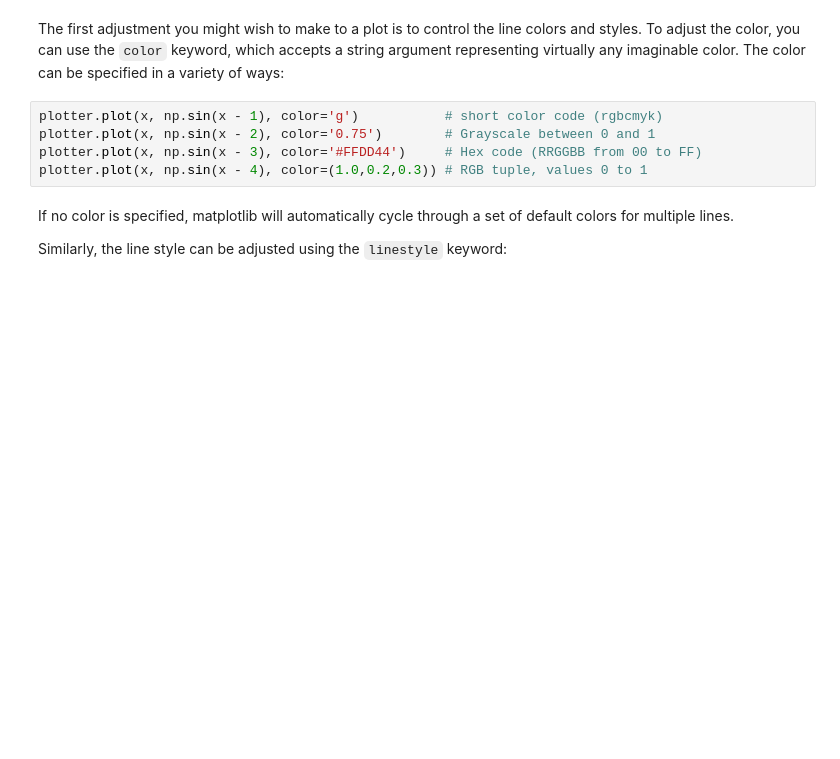
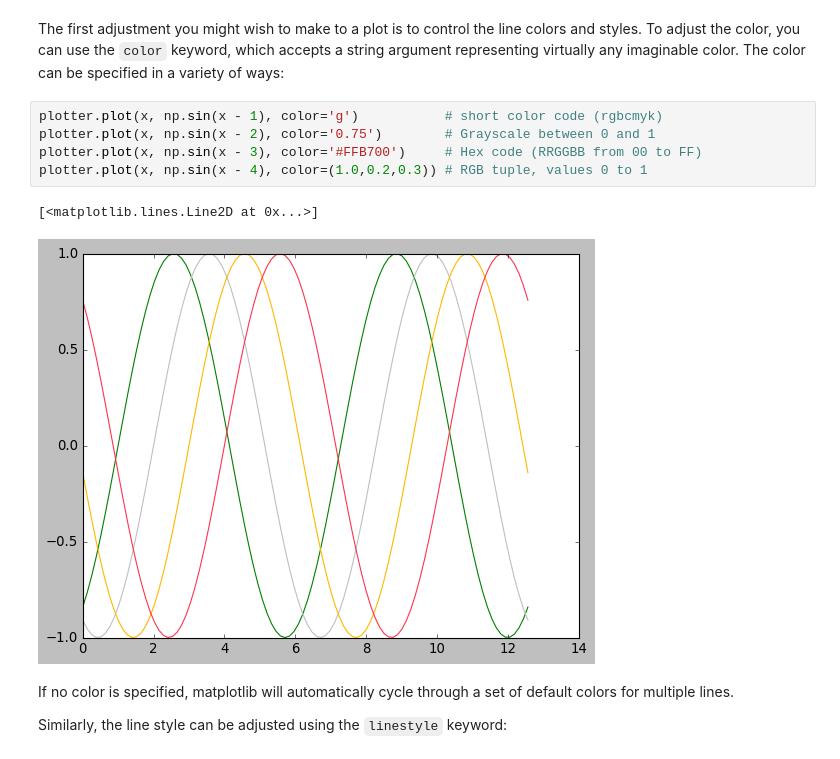
Before and after one commit to CBGP-UPM-INIA-PUBLIC/Accelerated_Advanced_Python_weeks3_4, a Jupyter notebook: Day3.ipynb, the cells around one changed output. Saved outputs shown, nothing was run; the diff lists cells and outputs as text; blank space fills up the shorter version.

```diff
--- a/Day3.ipynb
+++ b/Day3.ipynb
@@ -93,8 +115,11 @@ The color can be specified in a variety of ways:
 # %%
 plotter.plot(x, np.sin(x - 1), color='g')           # short color code (rgbcmyk)
 plotter.plot(x, np.sin(x - 2), color='0.75')        # Grayscale between 0 and 1
-plotter.plot(x, np.sin(x - 3), color='#FFDD44')     # Hex code (RRGGBB from 00 to FF)
+plotter.plot(x, np.sin(x - 3), color='#FFB700')     # Hex code (RRGGBB from 00 to FF)
 plotter.plot(x, np.sin(x - 4), color=(1.0,0.2,0.3)) # RGB tuple, values 0 to 1
+# %% [output]
+[<matplotlib.lines.Line2D at 0x...>]
+[figure, added]
 # %% [markdown]
 If no color is specified, matplotlib will automatically cycle through a set of default colors for multiple lines.
 
```
Also changed, not shown: parts of 26 cells of this notebook, 9 other files.
